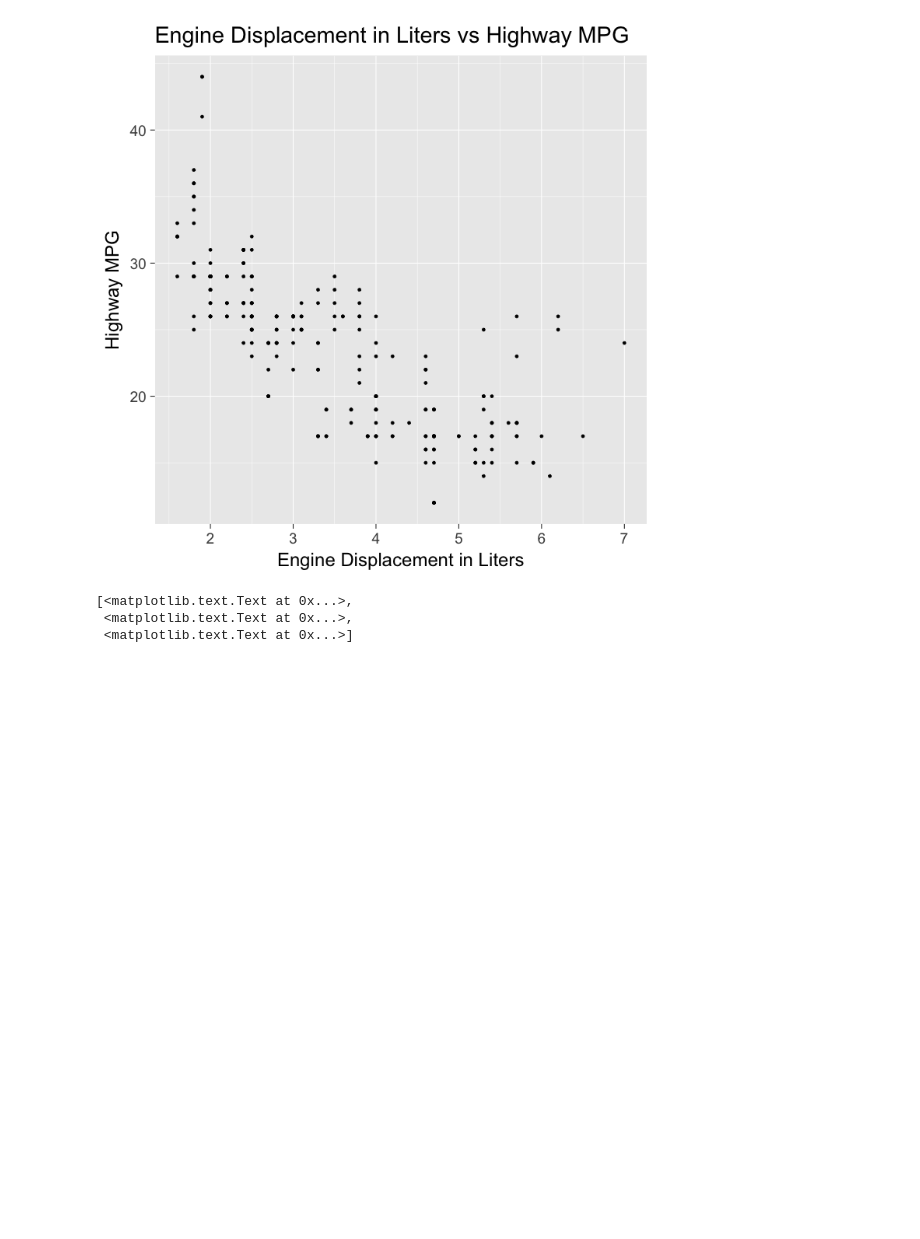
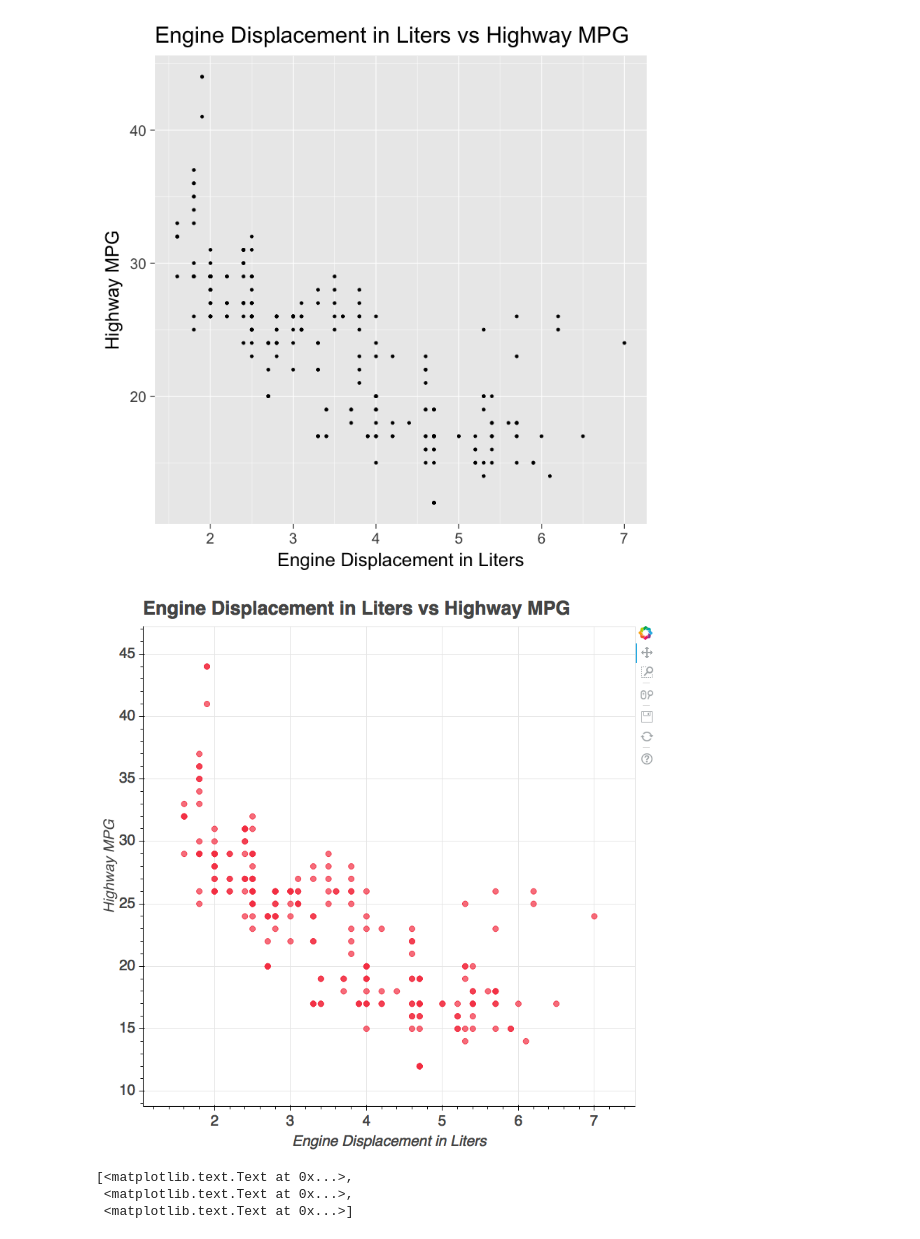
Before and after one commit to tdhopper/pythonplot.com, a Jupyter notebook: Examples.ipynb, the cells around one changed output. Cells and saved outputs as stored; diff of their text form; code cells hidden in the pictures; blank space fills up the shorter version.

Commit message:
add another bokeh plot

```diff
--- a/Examples.ipynb
+++ b/Examples.ipynb
@@ -223,6 +223,18 @@ ggplot(data = mpg) +
     ylab("Highway MPG")
 # %% [output]
 [figure]
+# %%
+p = charts.Scatter(
+    data=mpg,
+    x='displ',
+    y='hwy',
+    title="Engine Displacement in Liters vs Highway MPG",
+    xlabel='Engine Displacement in Liters',
+    ylabel='Highway MPG'
+)
+Image(export_png(p))
+# %% [output]
+[figure, added]
 # %%
 (mpg
  .plot
```
Also changed, not shown: parts of 1 cell of this notebook.
